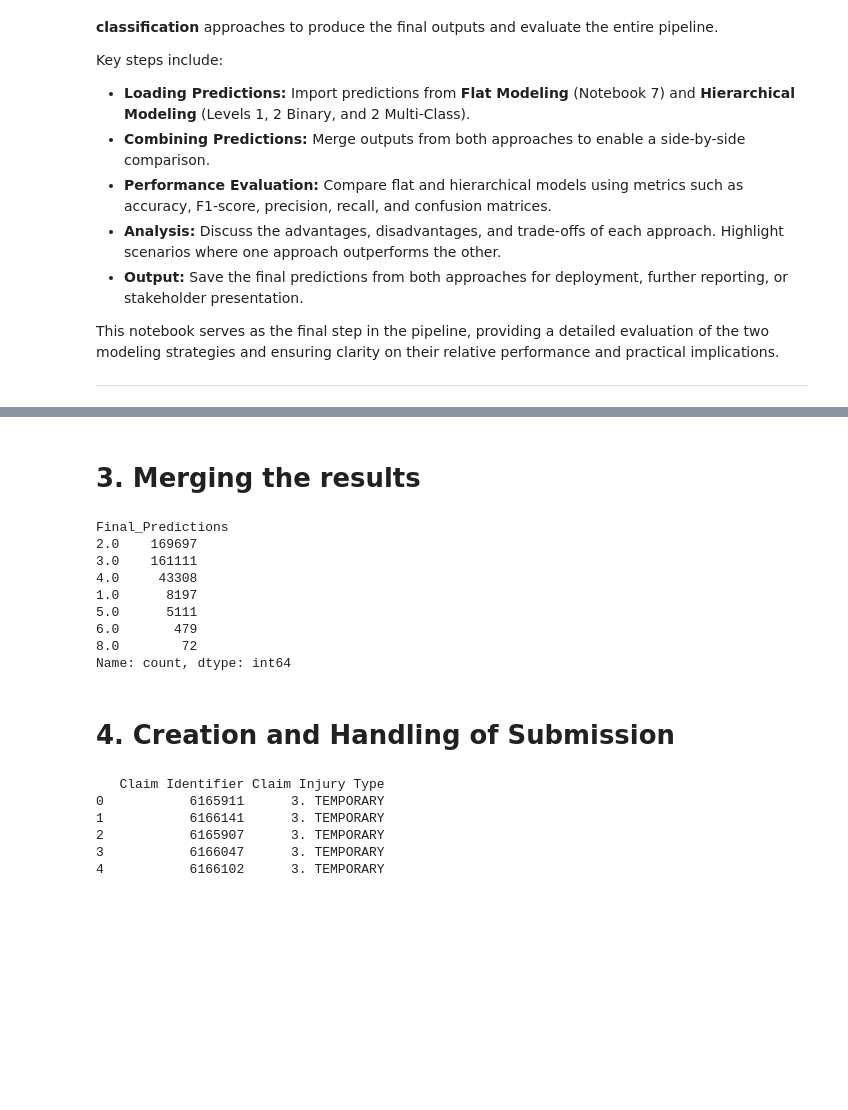
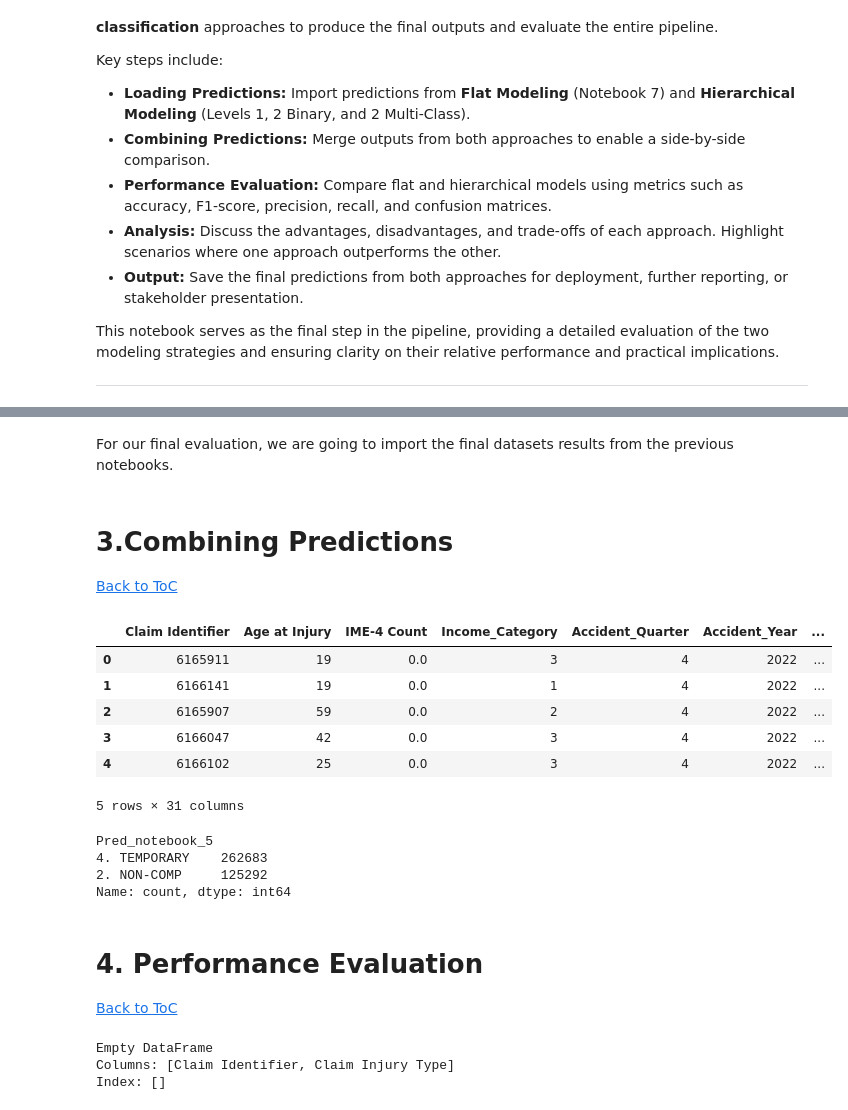
Before and after one commit to xandga/Machine_Learning_project, a Jupyter notebook: Deliverables/8. Integration and Final Predictions.ipynb, the cells around one changed output, grey strips where cells are left out. Saved outputs shown, nothing was run; the diff lists cells and outputs as text; code cells hidden in the pictures; blank space fills up the shorter version.

```diff
--- a/Deliverables/8. Integration and Final Predictions.ipynb
+++ b/Deliverables/8. Integration and Final Predictions.ipynb
@@ -88,2 +91,4 @@ from utils import plot_importance, cor_heatmap, find_optimal_features_with_rfe,
+# %% [markdown]
+For our final evaluation, we are going to import the final datasets results from the previous notebooks.
 # %%
 # Load the first dataset
@@ -93,2 +98,3 @@ X_test_final_2 = pd.read_csv('X_test_final_2.csv')
 # %% [markdown]
-# 3. Merging the results <a class="anchor" id="chapter3"></a>
+# 3.Combining Predictions <a class="anchor" id="chapter3"></a>
+[Back to ToC](#toc)<br>
@@ -99,35 +101,49 @@ X_test_final_combined['Final_Predictions'] = X_test_final_1['Final_Predictions']
+# %%
+X_test_final_combined = pd.read_csv("../processed_datasets/df_test_predictions_not5.csv", index_col="Claim Identifier")
+# %%
+X_test_final_combined.head()
+# %% [output]
+|  | Claim Identifier | Age at Injury | IME-4 Count | Income_Category | Accident_Quarter | Accident_Year | ... |
+| 0 | 6165911 | 19 | 0.0 | 3 | 4 | 2022 | ... |
+| 1 | 6166141 | 19 | 0.0 | 1 | 4 | 2022 | ... |
+| 2 | 6165907 | 59 | 0.0 | 2 | 4 | 2022 | ... |
+| 3 | 6166047 | 42 | 0.0 | 3 | 4 | 2022 | ... |
+| 4 | 6166102 | 25 | 0.0 | 3 | 4 | 2022 | ... |
+5 rows × 31 columns
 # %%
 # Check our final results
-X_test_final_combined['Final_Predictions'].value_counts()
+X_test_final_combined['Pred_notebook_5'].value_counts()
 # %% [output]
-Final_Predictions
-2.0    169697
-3.0    161111
-4.0     43308
-1.0      8197
-5.0      5111
-6.0       479
-8.0        72
+Pred_notebook_5
+4. TEMPORARY    262683
+2. NON-COMP     125292
 Name: count, dtype: int64
 # %% [markdown]
-# 4. Creation and Handling of Submission <a class="anchor" id="chapter3"></a>
+# 4. Performance Evaluation <a class="anchor" id="chapter4"></a>
+[Back to ToC](#toc)<br>
 # %%
 # Map the 'Final_Predictions' values to injury types
 injury_type_mapping = {
-    1: "CANCELLED",
-    2: "NON-COMP",
-    3: "MED ONLY",
-    4: "TEMPORARY"
-    5: "PPD SCH LOSS",
-    6: "PPD NSL",
-    7: "PTD",
-    8: "DEATH"
+    1: "1. CANCELLED",
+    2: "2. NON-COMP",
+    3: "3. MED ONLY",
+    4: "4. TEMPORARY",
+    5: "5. PPD SCH LOSS",
+    6: "6. PPD NSL",
+    7: "7. PTD",
+    8: "8. DEATH"
 }
 
-# Create the 'Claim Injury Type' column with the correct format
+# Ensure 'Pred_notebook_5' contains valid integers
+X_test_final_combined['Pred_notebook_5'] = pd.to_numeric(X_test_final_combined['Pred_notebook_5'], errors='coerce')
+
+# Handle any NaN or invalid values that might have been coerced
+X_test_final_combined = X_test_final_combined.dropna(subset=['Pred_notebook_5'])
+
+# Map the injury types and format the 'Claim Injury Type' column
 X_test_final_combined['Claim Injury Type'] = (
-    X_test_final_combined['Final_Predictions'].astype(int).astype(str) + ". " +
-    X_test_final_combined['Final_Predictions'].map(injury_type_mapping)
+    X_test_final_combined['Pred_notebook_5'].astype(int).astype(str) + ". " +
+    X_test_final_combined['Pred_notebook_5'].map(injury_type_mapping)
 )
 
 # Select only the necessary columns for submission
@@ -136,12 +152,9 @@ submission = X_test_final_combined[['Claim Identifier', 'Claim Injury Type']]
 # Display the first rows of the generated file
 print(submission.head())
 # %% [output]
-   Claim Identifier Claim Injury Type
-0           6165911      3. TEMPORARY
-1           6166141      3. TEMPORARY
-2           6165907      3. TEMPORARY
-3           6166047      3. TEMPORARY
-4           6166102      3. TEMPORARY
+Empty DataFrame
+Columns: [Claim Identifier, Claim Injury Type]
+Index: []
 # %%
 # Save the submission file and capture its path
 submission.to_csv('submission.csv', index=False)
```
Also changed, not shown: parts of 13 cells of this notebook.
